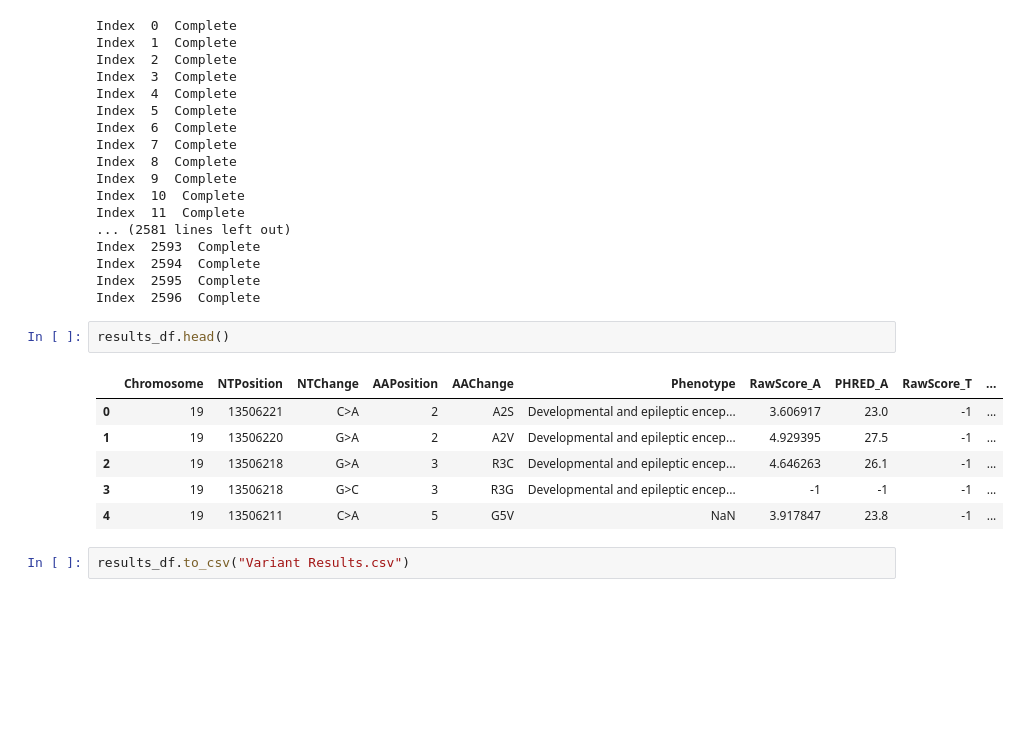
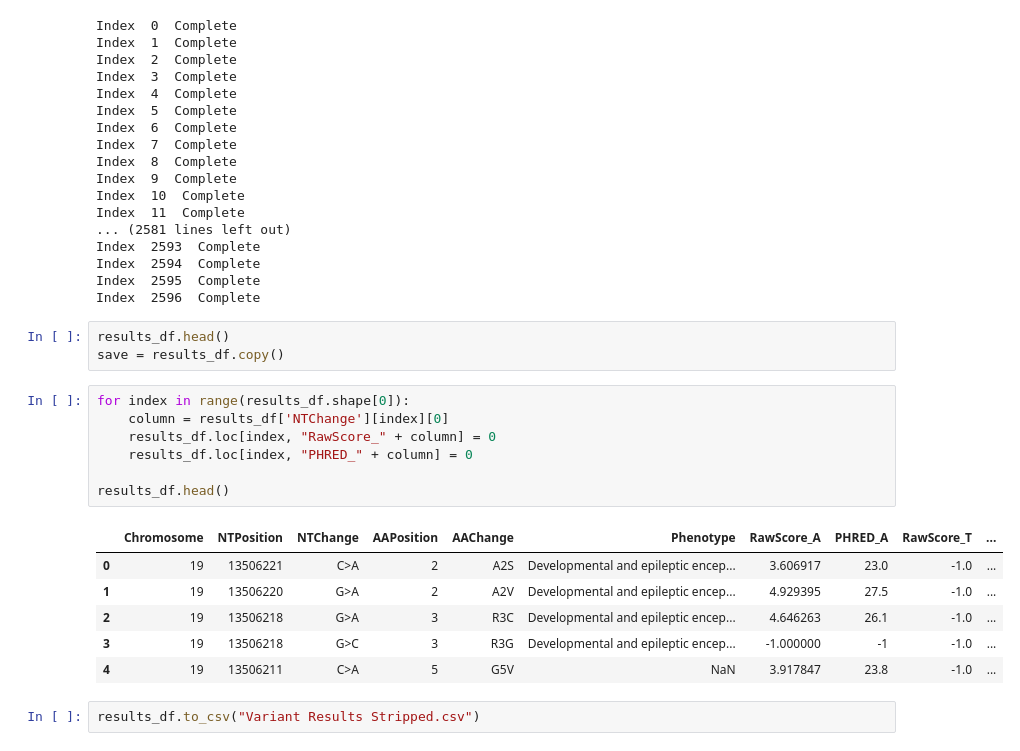
Before and after one commit to sakshmenon/PLM, a Jupyter notebook: CADD_Query.ipynb, the cells around one changed output. Drawn from its saved outputs; the diff is of its cells as text; blank space fills up the shorter version.

Commit message:
Variant and source score changes

```diff
--- a/CADD_Query.ipynb
+++ b/CADD_Query.ipynb
@@ -115,12 +115,20 @@ Index  2595  Complete
 Index  2596  Complete
 # %%
 results_df.head()
+save = results_df.copy()
-# %% [output]
-|  | Chromosome | NTPosition | NTChange | AAPosition | AAChange | Phenotype | RawScore_A | PHRED_A | RawScore_T | ... |
-| 0 | 19 | 13506221 | C>A | 2 | A2S | Developmental and epileptic encep... | 3.606917 | 23.0 | -1 | ... |
-| 1 | 19 | 13506220 | G>A | 2 | A2V | Developmental and epileptic encep... | 4.929395 | 27.5 | -1 | ... |
-| 2 | 19 | 13506218 | G>A | 3 | R3C | Developmental and epileptic encep... | 4.646263 | 26.1 | -1 | ... |
-| 3 | 19 | 13506218 | G>C | 3 | R3G | Developmental and epileptic encep... | -1 | -1 | -1 | ... |
-| 4 | 19 | 13506211 | C>A | 5 | G5V | NaN | 3.917847 | 23.8 | -1 | ... |
+# %%
+for index in range(results_df.shape[0]):
+    column = results_df['NTChange'][index][0]
+    results_df.loc[index, "RawScore_" + column] = 0
+    results_df.loc[index, "PHRED_" + column] = 0
+
+results_df.head()
+# %% [output]
+|  | Chromosome | NTPosition | NTChange | AAPosition | AAChange | Phenotype | RawScore_A | PHRED_A | RawScore_T | ... |
+| 0 | 19 | 13506221 | C>A | 2 | A2S | Developmental and epileptic encep... | 3.606917 | 23.0 | -1.0 | ... |
+| 1 | 19 | 13506220 | G>A | 2 | A2V | Developmental and epileptic encep... | 4.929395 | 27.5 | -1.0 | ... |
+| 2 | 19 | 13506218 | G>A | 3 | R3C | Developmental and epileptic encep... | 4.646263 | 26.1 | -1.0 | ... |
+| 3 | 19 | 13506218 | G>C | 3 | R3G | Developmental and epileptic encep... | -1.000000 | -1 | -1.0 | ... |
+| 4 | 19 | 13506211 | C>A | 5 | G5V | NaN | 3.917847 | 23.8 | -1.0 | ... |
 # %%
-results_df.to_csv("Variant Results.csv")
+results_df.to_csv("Variant Results Stripped.csv")
```
Also changed, not shown: 1 other file.
